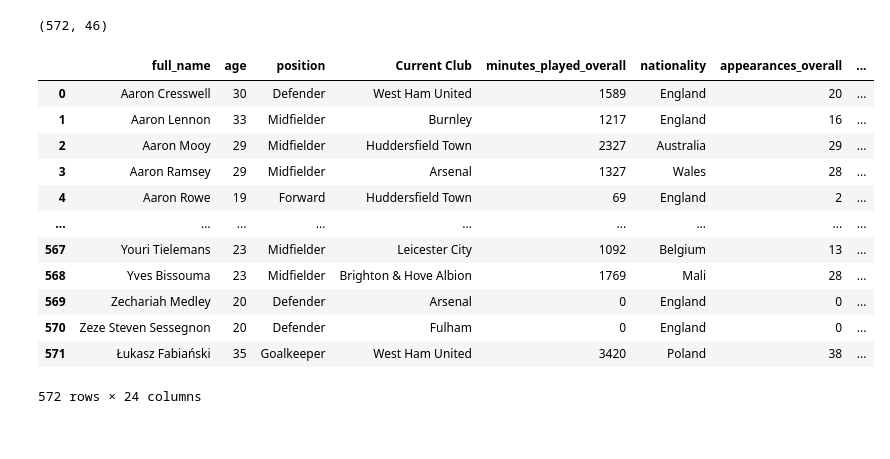
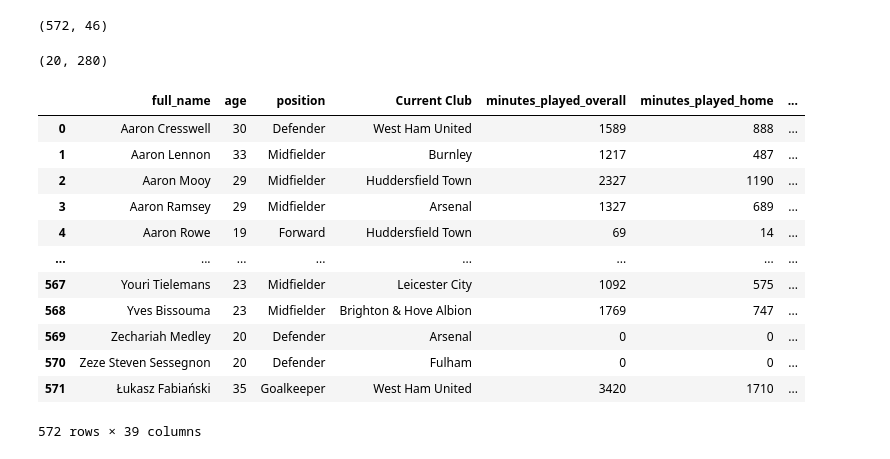
Before and after one commit to Renat2001/EPLAnalysis, a Jupyter notebook: Analysis of EPL 2018-2019 season.ipynb, the cells around one changed output. Drawn from its saved outputs; the diff is of its cells as text; code cells hidden in the pictures.

```diff
--- a/Analysis of EPL 2018-2019 season.ipynb
+++ b/Analysis of EPL 2018-2019 season.ipynb
@@ -133,27 +136,27 @@ players
 players.shape
 # %% [output]
 (572, 46)
+# %%
+# dataframe size
+teams.shape
+# %% [output]
+(20, 280)
 # %%
 # delete unnecessary columns
-players.drop(['birthday' , 'league' , 'season',
-              'penalty_goals' , 'penalty_misses' ,  'minutes_played_home' ,
-              'minutes_played_away' , 'appearances_home' , 'appearances_away' ,
-              'goals_home' , 'goals_away' , 'assists_home' , 'assists_away' ,
-              'clean_sheets_home' , 'clean_sheets_away' , 'conceded_away' ,
-              'conceded_home' , 'goals_involved_per_90_overall' , 'goals_per_90_home'
-              ,'goals_per_90_away' , 'conceded_per_90_overall','cards_per_90_overall' ], axis = 'columns', inplace = True)
+players.drop(['birthday' , 'league' , 'season', "rank_in_league_top_attackers", "rank_in_league_top_midfielders",
+              "rank_in_league_top_defenders", "rank_in_club_top_scorer"], axis = 'columns', inplace = True)
 players
 # %% [output]
-|  | full_name | age | position | Current Club | minutes_played_overall | nationality | appearances_overall | ... |
-| 0 | Aaron Cresswell | 30 | Defender | West Ham United | 1589 | England | 20 | ... |
-| 1 | Aaron Lennon | 33 | Midfielder | Burnley | 1217 | England | 16 | ... |
-| 2 | Aaron Mooy | 29 | Midfielder | Huddersfield Town | 2327 | Australia | 29 | ... |
-| 3 | Aaron Ramsey | 29 | Midfielder | Arsenal | 1327 | Wales | 28 | ... |
-| 4 | Aaron Rowe | 19 | Forward | Huddersfield Town | 69 | England | 2 | ... |
-| ... | ... | ... | ... | ... | ... | ... | ... | ... |
-| 567 | Youri Tielemans | 23 | Midfielder | Leicester City | 1092 | Belgium | 13 | ... |
-| 568 | Yves Bissouma | 23 | Midfielder | Brighton & Hove Albion | 1769 | Mali | 28 | ... |
-| 569 | Zechariah Medley | 20 | Defender | Arsenal | 0 | England | 0 | ... |
-| 570 | Zeze Steven Sessegnon | 20 | Defender | Fulham | 0 | England | 0 | ... |
-| 571 | Łukasz Fabiański | 35 | Goalkeeper | West Ham United | 3420 | Poland | 38 | ... |
+|  | full_name | age | position | Current Club | minutes_played_overall | minutes_played_home | ... |
+| 0 | Aaron Cresswell | 30 | Defender | West Ham United | 1589 | 888 | ... |
+| 1 | Aaron Lennon | 33 | Midfielder | Burnley | 1217 | 487 | ... |
+| 2 | Aaron Mooy | 29 | Midfielder | Huddersfield Town | 2327 | 1190 | ... |
+| 3 | Aaron Ramsey | 29 | Midfielder | Arsenal | 1327 | 689 | ... |
+| 4 | Aaron Rowe | 19 | Forward | Huddersfield Town | 69 | 14 | ... |
+| ... | ... | ... | ... | ... | ... | ... | ... |
+| 567 | Youri Tielemans | 23 | Midfielder | Leicester City | 1092 | 575 | ... |
+| 568 | Yves Bissouma | 23 | Midfielder | Brighton & Hove Albion | 1769 | 747 | ... |
+| 569 | Zechariah Medley | 20 | Defender | Arsenal | 0 | 0 | ... |
+| 570 | Zeze Steven Sessegnon | 20 | Defender | Fulham | 0 | 0 | ... |
+| 571 | Łukasz Fabiański | 35 | Goalkeeper | West Ham United | 3420 | 1710 | ... |
-572 rows × 24 columns
+572 rows × 39 columns
```
Also changed, not shown: parts of 36 cells of this notebook, 5 other files.
